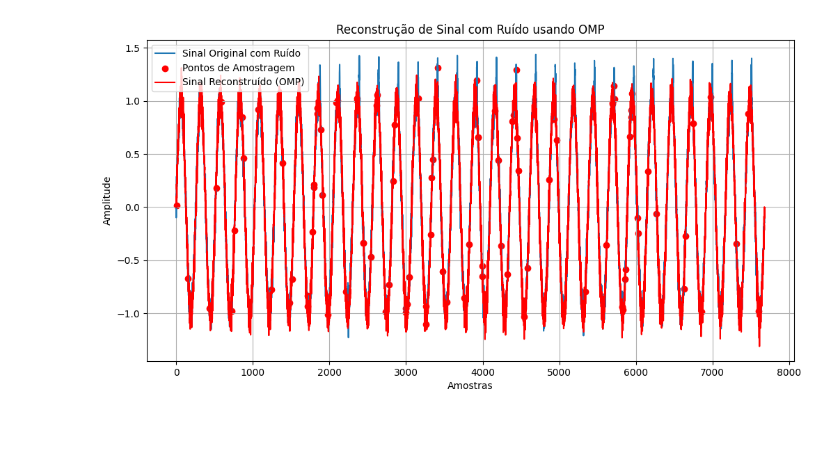
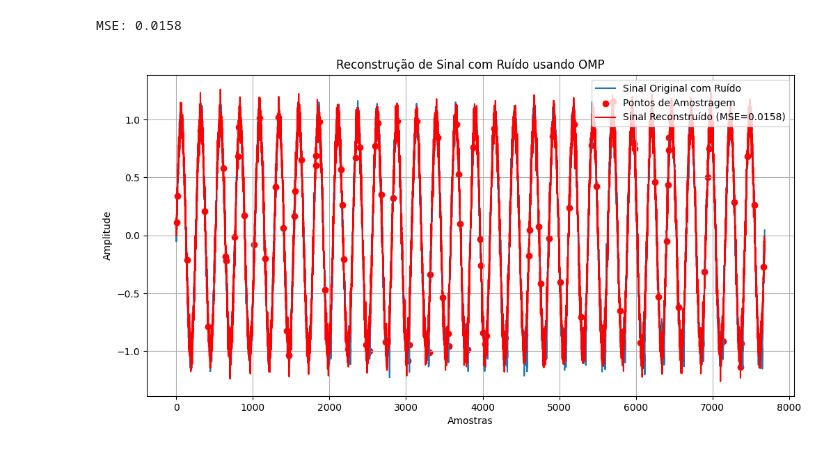
Before and after one commit to AugustoBonifacio001/AugustoBonifacio001, a Jupyter notebook: evento_spike.ipynb, the cells around one changed output. Saved outputs shown, nothing was run; the diff lists cells and outputs as text; code cells hidden in the pictures.

```diff
--- a/evento_spike.ipynb
+++ b/evento_spike.ipynb
@@ -9,6 +9,9 @@ def omp(Phi, u, s):
     omp_model = OrthogonalMatchingPursuit(n_nonzero_coefs=s)
     omp_model.fit(Phi, u)
     return omp_model.coef_
+
+def calculate_mse(original, reconstructed):
+    return np.mean((original - reconstructed) ** 2)
 
 def evento_spike(SNRdb):
     Vm1 = 1
@@ -67,32 +70,37 @@ xIn, _, _ = evento_spike(SNRdb)
 
 # Configurações para a amostragem
 n = len(xIn)
 p = 100  # Número de amostras aleatórias
 
 # Amostragem aleatória do sinal ruidoso
 amostras_aleatorias = np.round((n - 1) * np.random.rand(p)).astype(int)
 y = xIn[amostras_aleatorias]
 
 # Matriz de amostragem
 Phi = np.fft.fft(np.eye(n, n)) * 1
 CPhi = np.imag(Phi[amostras_aleatorias, :])
 
 # OMP para minimização de l1
 s_reconstruido = omp(CPhi, y, 10)
 
 # Sinal reconstruído
 x_rec = np.imag(np.fft.fft(s_reconstruido))
 
+# Calcular a taxa de erro usando o MSE
+mse_omp = calculate_mse(xIn, x_rec)
+print(f'MSE: {mse_omp:.4f}')
+
 # Visualizar o sinal original com ruído, pontos de amostragem aleatória e reconstrução
 plt.figure(figsize=(12, 6))
 plt.plot(xIn, label='Sinal Original com Ruído')
 plt.scatter(amostras_aleatorias, y, color='red', label='Pontos de Amostragem')
-plt.plot(x_rec, 'r', label='Sinal Reconstruído (OMP)')
+plt.plot(x_rec, 'r', label=f'Sinal Reconstruído (MSE={mse_omp:.4f})')
 plt.title('Reconstrução de Sinal com Ruído usando OMP')
 plt.xlabel('Amostras')
 plt.ylabel('Amplitude')
 plt.legend()
 plt.grid(True)
 plt.show()
 # %% [output]
+MSE: 0.0158
-[figure, old version]
+[figure, new version]
```
Also changed, not shown: parts of 1 cell of this notebook.
